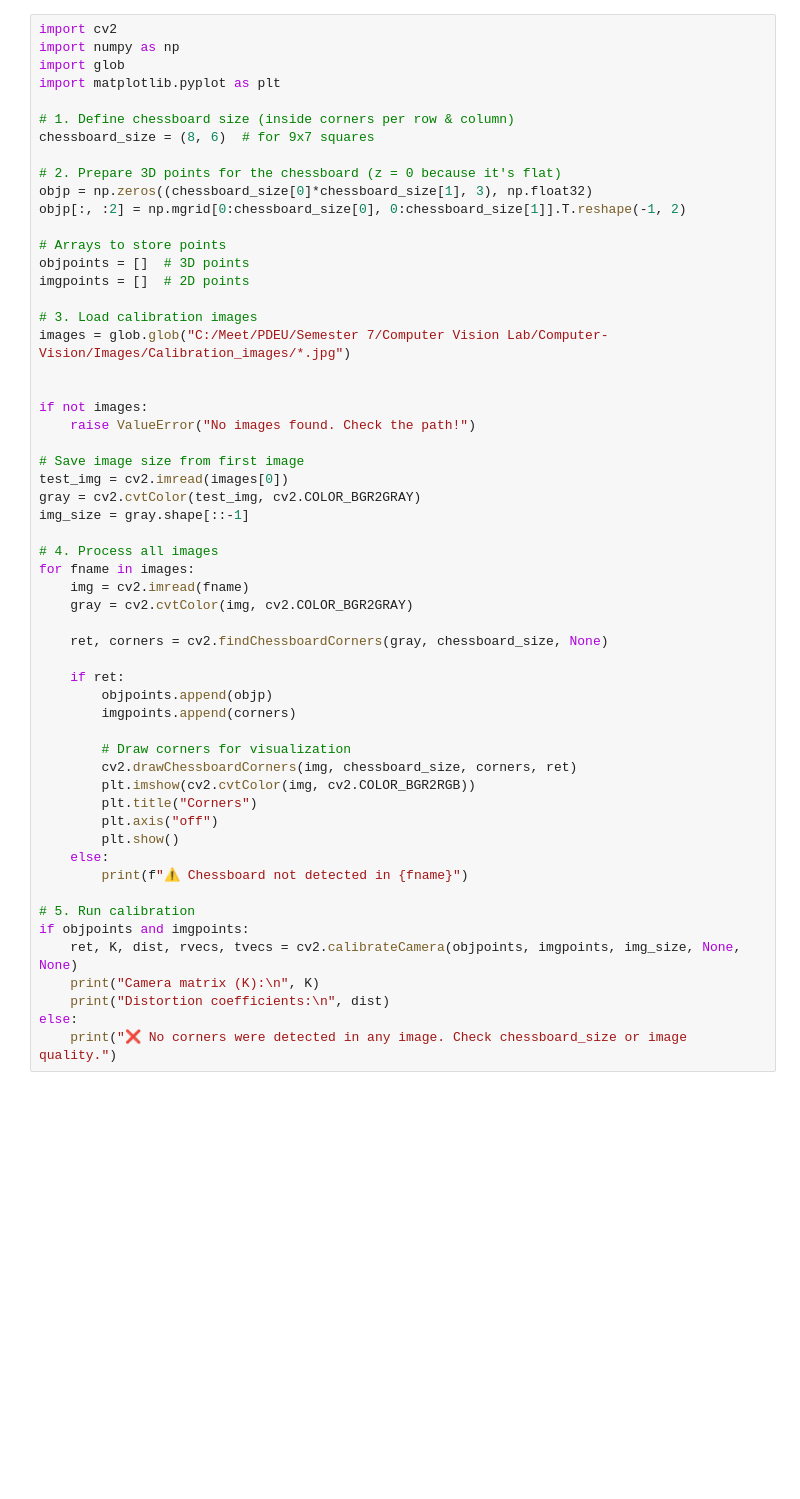
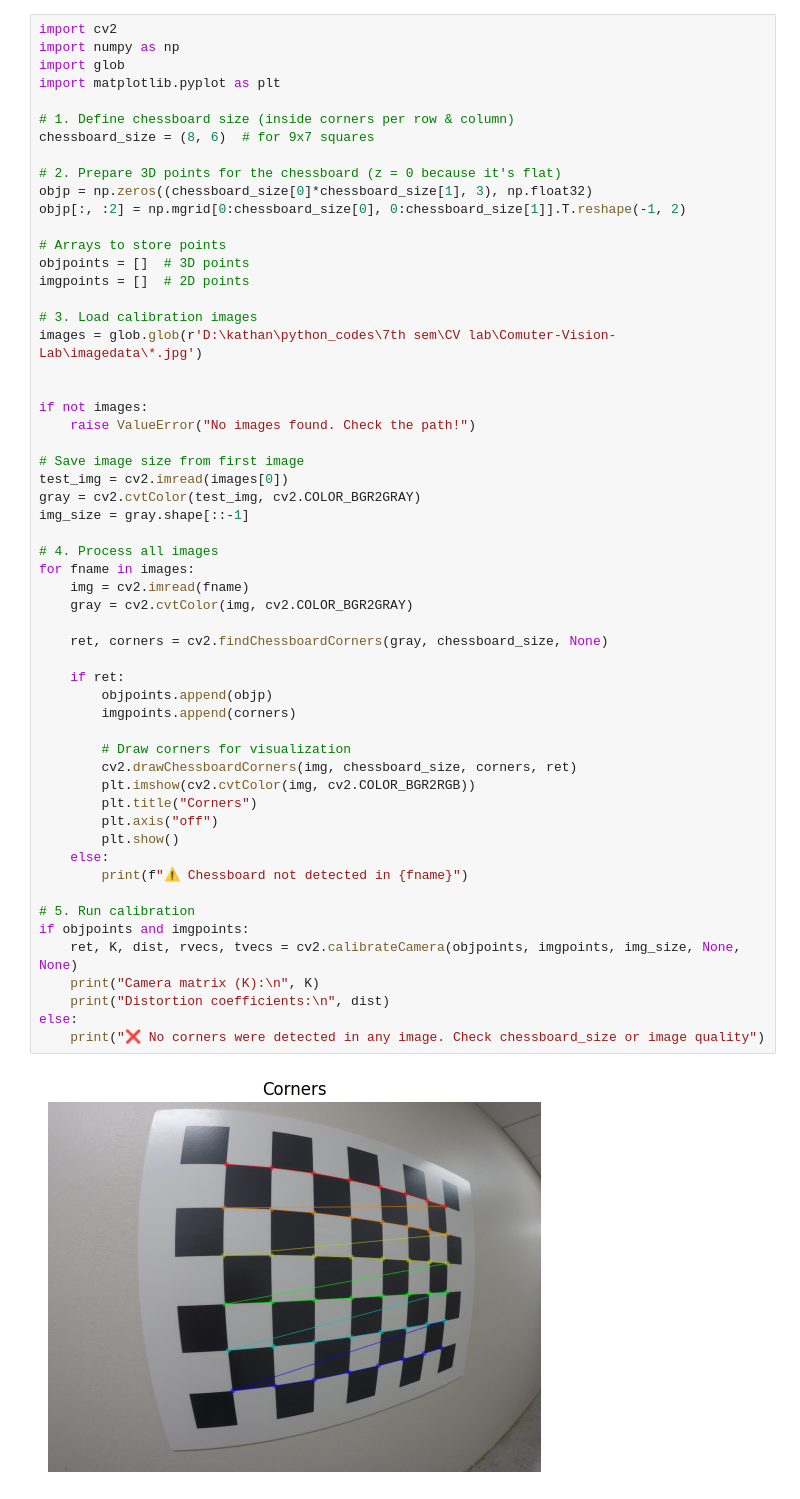
Before and after one commit to KATHAN-VYAS/Comuter-Vision-Lab, a Jupyter notebook: camera_calibration.ipynb, the cells around one changed output. Drawn from its saved outputs; the diff is of its cells as text; blank space fills up the shorter version.

```diff
--- a/camera_calibration.ipynb
+++ b/camera_calibration.ipynb
@@ -16,7 +16,7 @@ objpoints = []  # 3D points
 imgpoints = []  # 2D points
 
 # 3. Load calibration images
-images = glob.glob("C:/Meet/PDEU/Semester 7/Computer Vision Lab/Computer-Vision/Images/Calibration_images/*.jpg")
+images = glob.glob(r'D:\kathan\python_codes\7th sem\CV lab\Comuter-Vision-Lab\imagedata\*.jpg')
 
 
 if not images:
@@ -26,31 +26,33 @@ if not images:
 test_img = cv2.imread(images[0])
 gray = cv2.cvtColor(test_img, cv2.COLOR_BGR2GRAY)
 img_size = gray.shape[::-1]
 
 # 4. Process all images
 for fname in images:
     img = cv2.imread(fname)
     gray = cv2.cvtColor(img, cv2.COLOR_BGR2GRAY)
 
     ret, corners = cv2.findChessboardCorners(gray, chessboard_size, None)
 
     if ret:
         objpoints.append(objp)
         imgpoints.append(corners)
 
         # Draw corners for visualization
         cv2.drawChessboardCorners(img, chessboard_size, corners, ret)
         plt.imshow(cv2.cvtColor(img, cv2.COLOR_BGR2RGB))
         plt.title("Corners")
         plt.axis("off")
         plt.show()
     else:
         print(f"⚠️ Chessboard not detected in {fname}")
 
 # 5. Run calibration
 if objpoints and imgpoints:
     ret, K, dist, rvecs, tvecs = cv2.calibrateCamera(objpoints, imgpoints, img_size, None, None)
     print("Camera matrix (K):\n", K)
     print("Distortion coefficients:\n", dist)
 else:
-    print("❌ No corners were detected in any image. Check chessboard_size or image quality.")
+    print("❌ No corners were detected in any image. Check chessboard_size or image quality")
+# %% [output]
+[figure, added]
```
Also changed, not shown: parts of 1 cell of this notebook, 3 other files.
